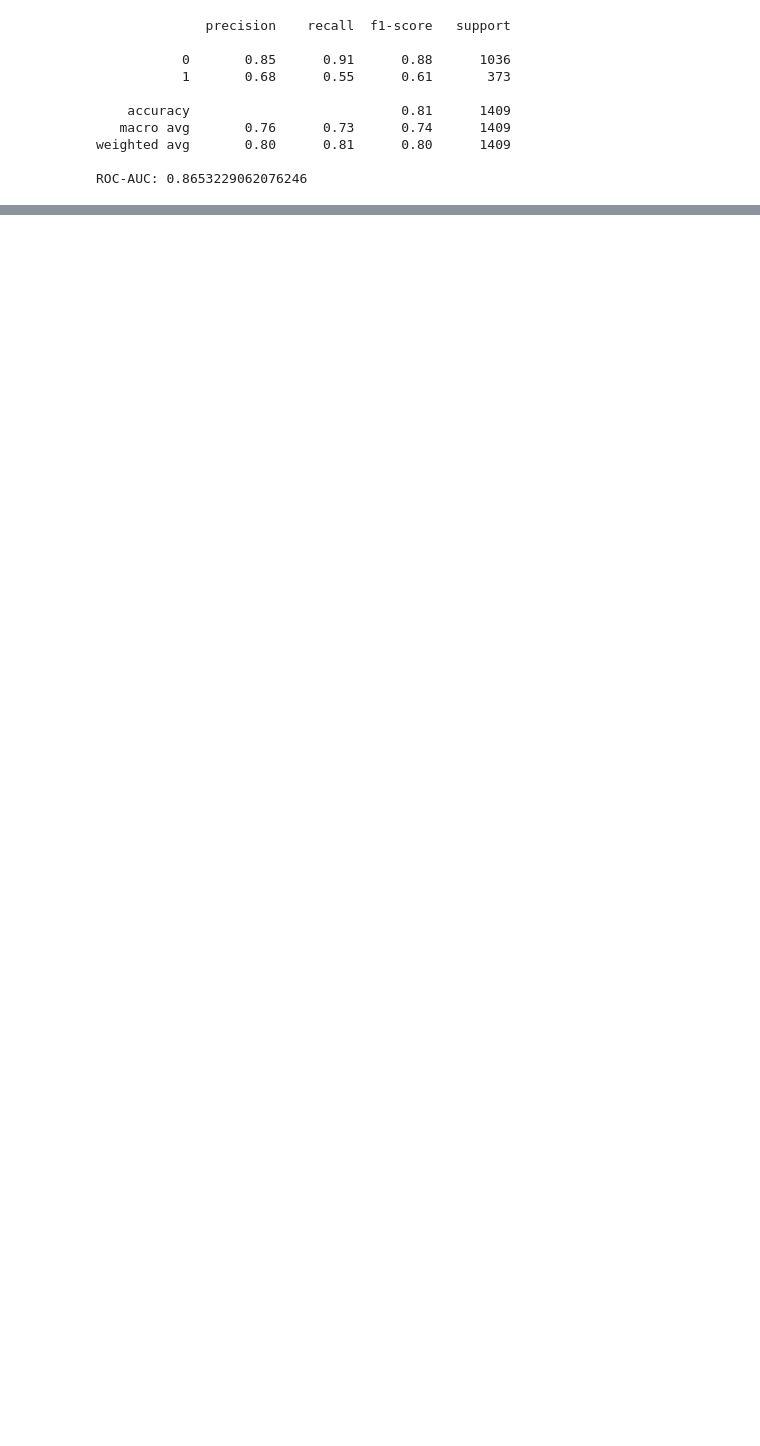
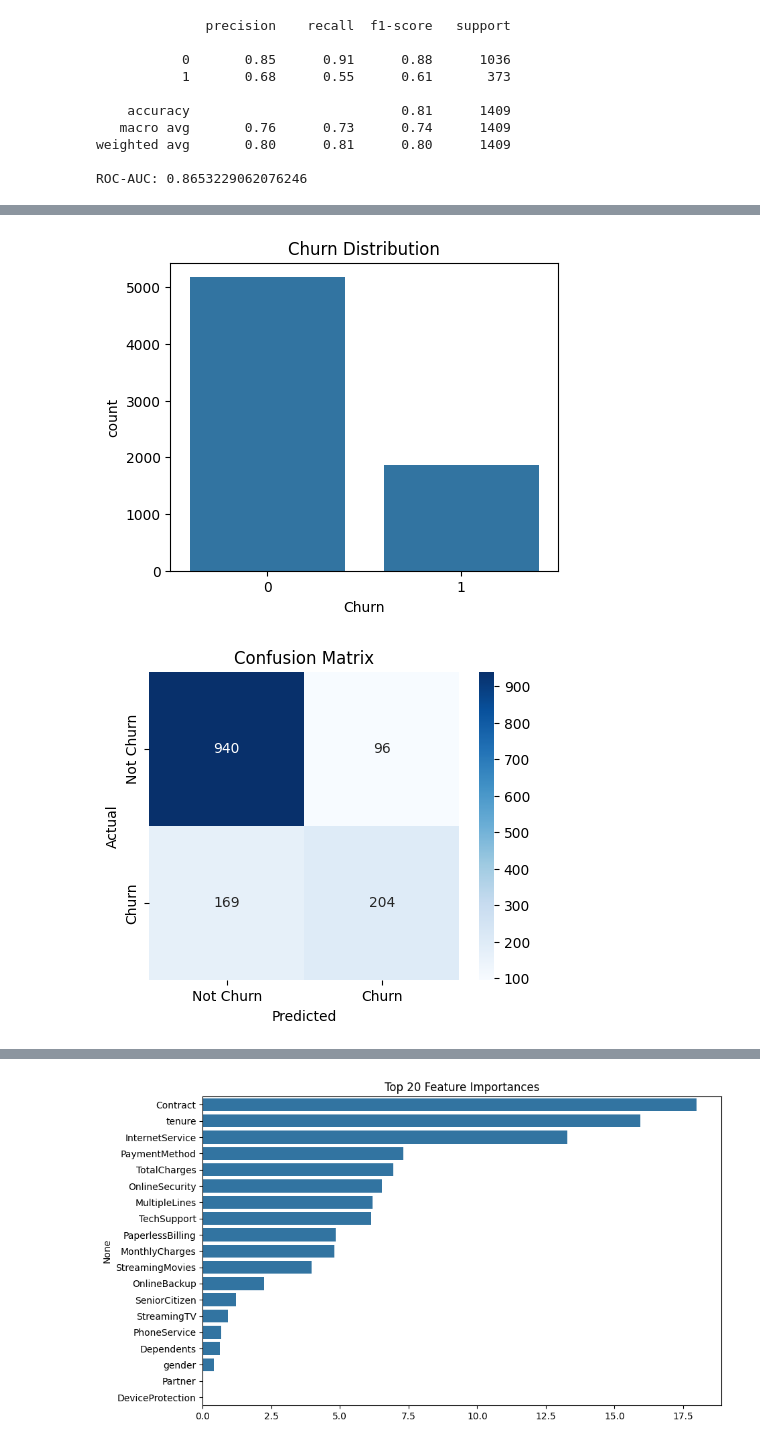
Before and after one commit to zainlatif/Data-Analyst-Internship, a Jupyter notebook: Tasks/task_9/Customer Churn Prediction System.ipynb, the cells around one changed output, grey strips where cells are left out. Saved outputs shown, nothing was run; the diff lists cells and outputs as text; code cells hidden in the pictures; blank space fills up the shorter version.

```diff
--- a/Tasks/task_9/Customer Churn Prediction System.ipynb
+++ b/Tasks/task_9/Customer Churn Prediction System.ipynb
@@ -40,6 +42,9 @@ dtype: int64
 # Fix TotalCharges
 df['TotalCharges'] = pd.to_numeric(df['TotalCharges'], errors='coerce')
 df['TotalCharges'] = df['TotalCharges'].fillna(df['TotalCharges'].mean())
+# %%
+df["TotalCharges"] = df["TotalCharges"].fillna(df["TotalCharges"].median())
+df.fillna({"TotalCharges": df["TotalCharges"].median()}, inplace=True)
 # %%
 # convert 'Churn' column to binary
 df['Churn'] = df['Churn'].map({'No': 0, 'Yes': 1})
@@ -112,0 +161,50 @@ ROC-AUC: 0.8653229062076246
+# %%
+import matplotlib.pyplot as plt
+import seaborn as sns
+from sklearn.metrics import confusion_matrix, roc_curve, roc_auc_score, classification_report
+
+# 1) Churn distribution
+plt.figure(figsize=(5,4))
+sns.countplot(x='Churn', data=df)
+plt.title('Churn Distribution')
+plt.show()
+
+# 2) Confusion Matrix
+cm = confusion_matrix(y_test, y_pred)
+plt.figure(figsize=(5,4))
+sns.heatmap(cm, annot=True, fmt='d', cmap='Blues', xticklabels=['Not Churn','Churn'], yticklabels=['Not Churn','Churn'])
+plt.xlabel('Predicted')
+plt.ylabel('Actual')
+plt.title('Confusion Matrix')
+plt.show()
+
+# 3) ROC Curve
+y_prob = model.predict_proba(X_test)[:,1]  # replace 'model' with your trained classifier
+fpr, tpr, thresholds = roc_curve(y_test, y_prob)
+roc_auc = roc_auc_score(y_test, y_prob)
+plt.figure(figsize=(6,5))
+plt.plot(fpr, tpr, label=f'AUC = {roc_auc:.3f}')
+plt.plot([0,1], [0,1], '--', color='grey')
+plt.xlabel('False Positive Rate')
+plt.ylabel('True Positive Rate')
+plt.title('ROC Curve')
+plt.legend()
+plt.show()
+
+# 4) Feature Importance (if RandomForest or XGBoost)
+try:
+    importances = model.feature_importances_
+    feat_imp = pd.Series(importances, index=X_train.columns).sort_values(ascending=False)[:20]
+    plt.figure(figsize=(10,6))
+    sns.barplot(x=feat_imp.values, y=feat_imp.index)
+    plt.title("Top 20 Feature Importances")
+    plt.show()
+except:
+    print("Feature importance not available for this model.")
+
+# 5) Classification Report
+print("Classification Report:")
+print(classification_report(y_test, y_pred))
+# %% [output]
+[figure, added]
+[figure, added]
@@ -112,0 +212 @@ ROC-AUC: 0.8653229062076246
+[figure, added]
```
Also changed, not shown: parts of 11 cells of this notebook, 6 other files.
